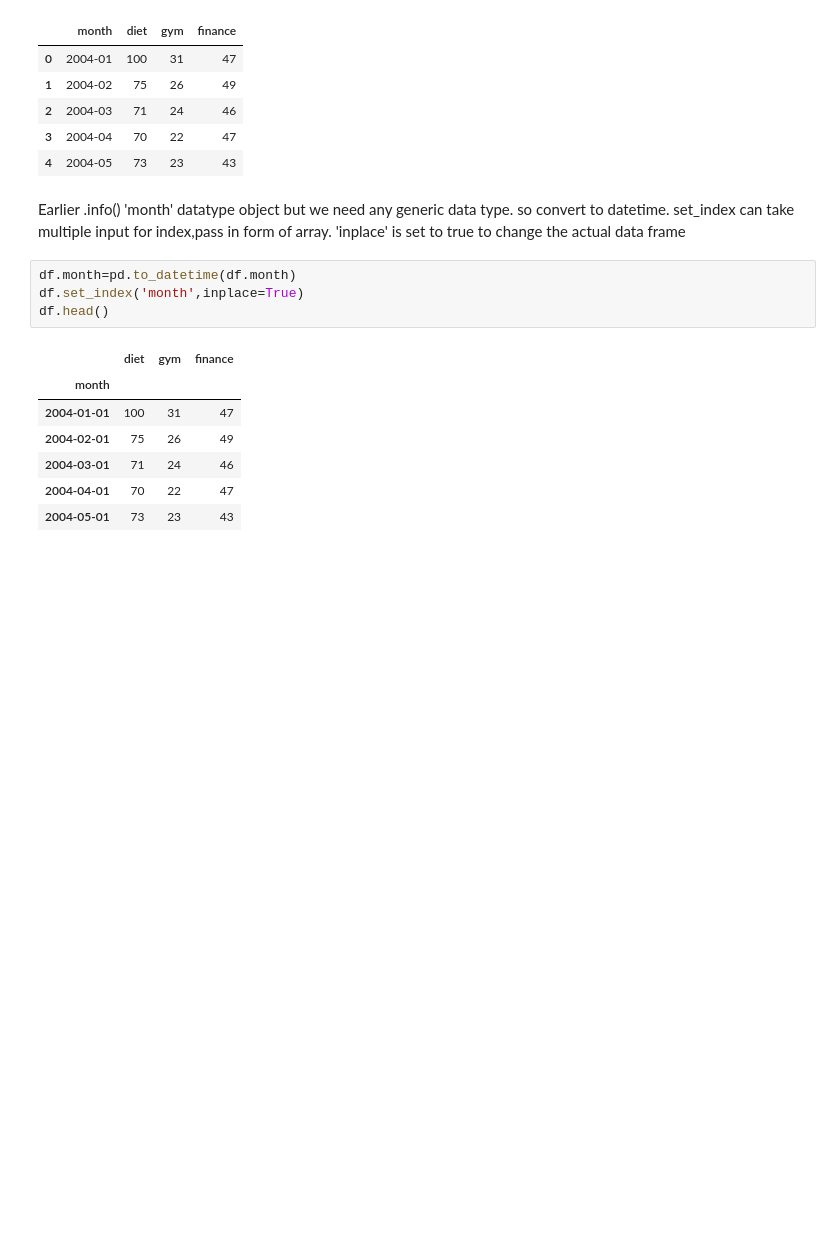
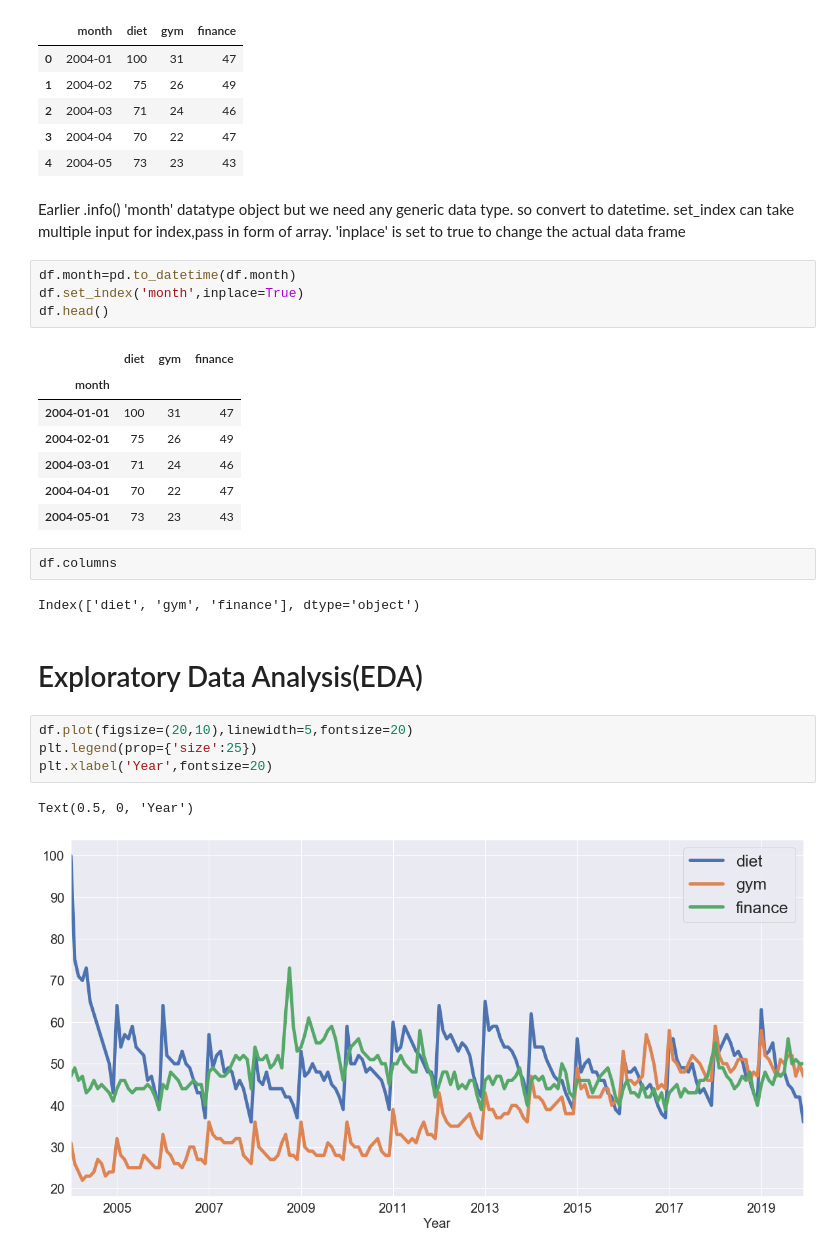
Before and after one commit to pillaiharish/Exercise, a Jupyter notebook: datacamp/timeseriesanalysis/timeseries_datacamp1.ipynb, the cells around one changed output. Drawn from its saved outputs; the diff is of its cells as text; blank space fills up the shorter version.

```diff
--- a/datacamp/timeseriesanalysis/timeseries_datacamp1.ipynb
+++ b/datacamp/timeseriesanalysis/timeseries_datacamp1.ipynb
@@ -75,3 +80,16 @@ df.head()
 | 2004-03-01 | 71 | 24 | 46 |
 | 2004-04-01 | 70 | 22 | 47 |
 | 2004-05-01 | 73 | 23 | 43 |
+# %%
+df.columns
+# %% [output]
+Index(['diet', 'gym', 'finance'], dtype='object')
+# %% [markdown]
+# Exploratory Data Analysis(EDA)
+# %%
+df.plot(figsize=(20,10),linewidth=5,fontsize=20)
+plt.legend(prop={'size':25})
+plt.xlabel('Year',fontsize=20)
+# %% [output]
+Text(0.5, 0, 'Year')
+[figure, added]
```
Also changed, not shown: parts of 33 cells of this notebook.
